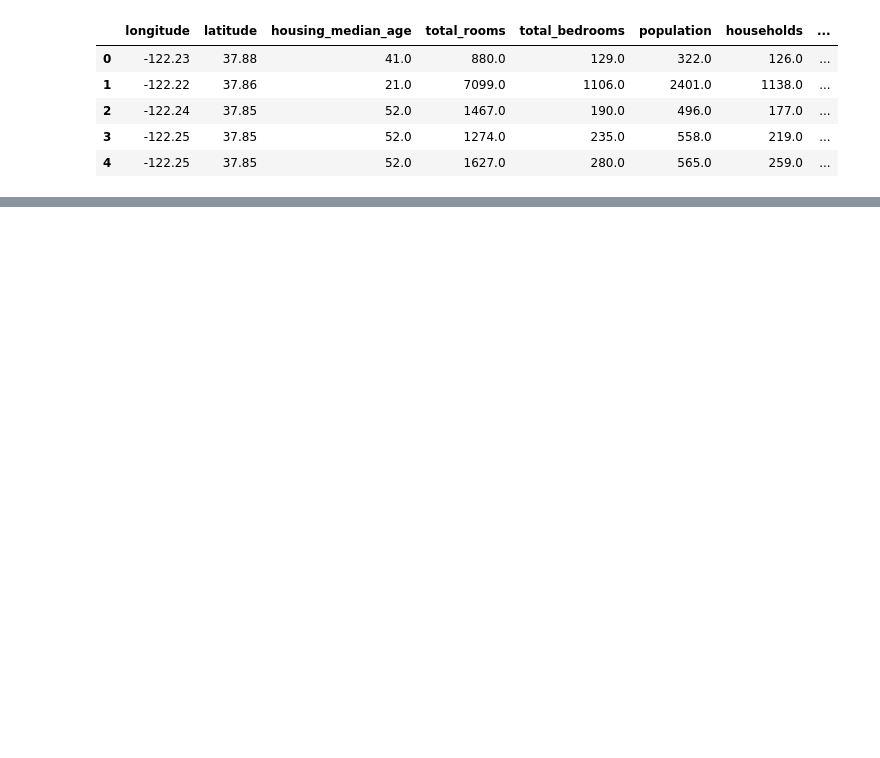
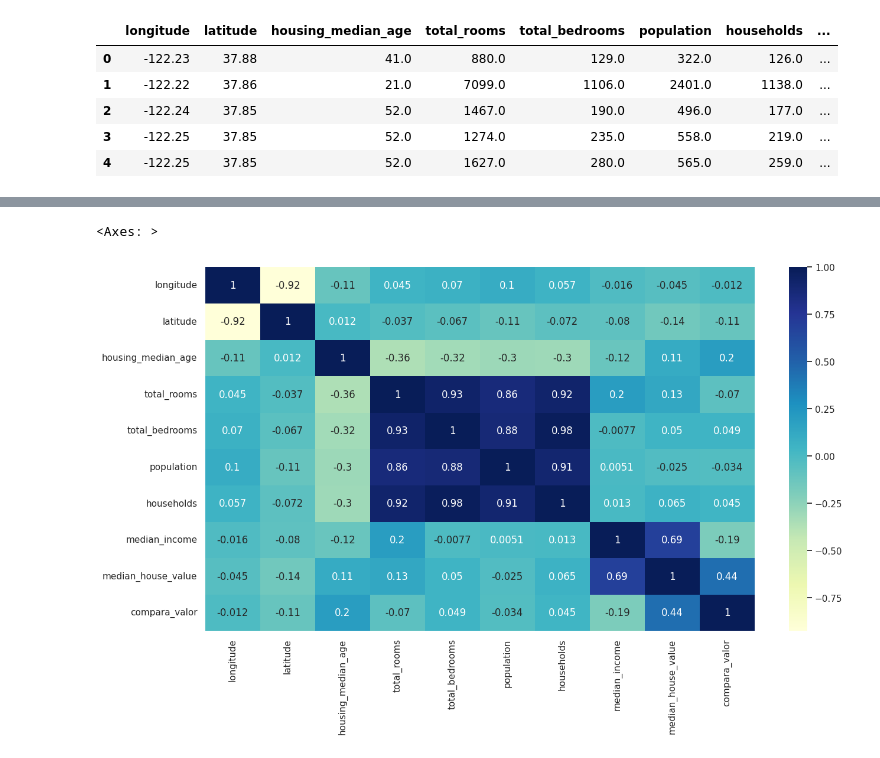
Before and after one commit to DenisseDePi/14102025A, a Jupyter notebook: casas_cal.ipynb, the cells around one changed output, grey strips where cells are left out. Saved outputs shown, nothing was run; the diff lists cells and outputs as text; code cells hidden in the pictures; blank space fills up the shorter version.

```diff
--- a/casas_cal.ipynb
+++ b/casas_cal.ipynb
@@ -121,0 +14,7 @@ datos_nan.corr()
+# %%
+import seaborn as sb
+sb.set(rc={'figure.figsize':(15,8)})
+sb.heatmap(datos_na.select_dtypes(include=['number']).corr(),annot=True,cmap="YlGnBu")
+# %% [output]
+<Axes: >
+[figure, added]
```
Also changed, not shown: parts of 16 cells of this notebook.
